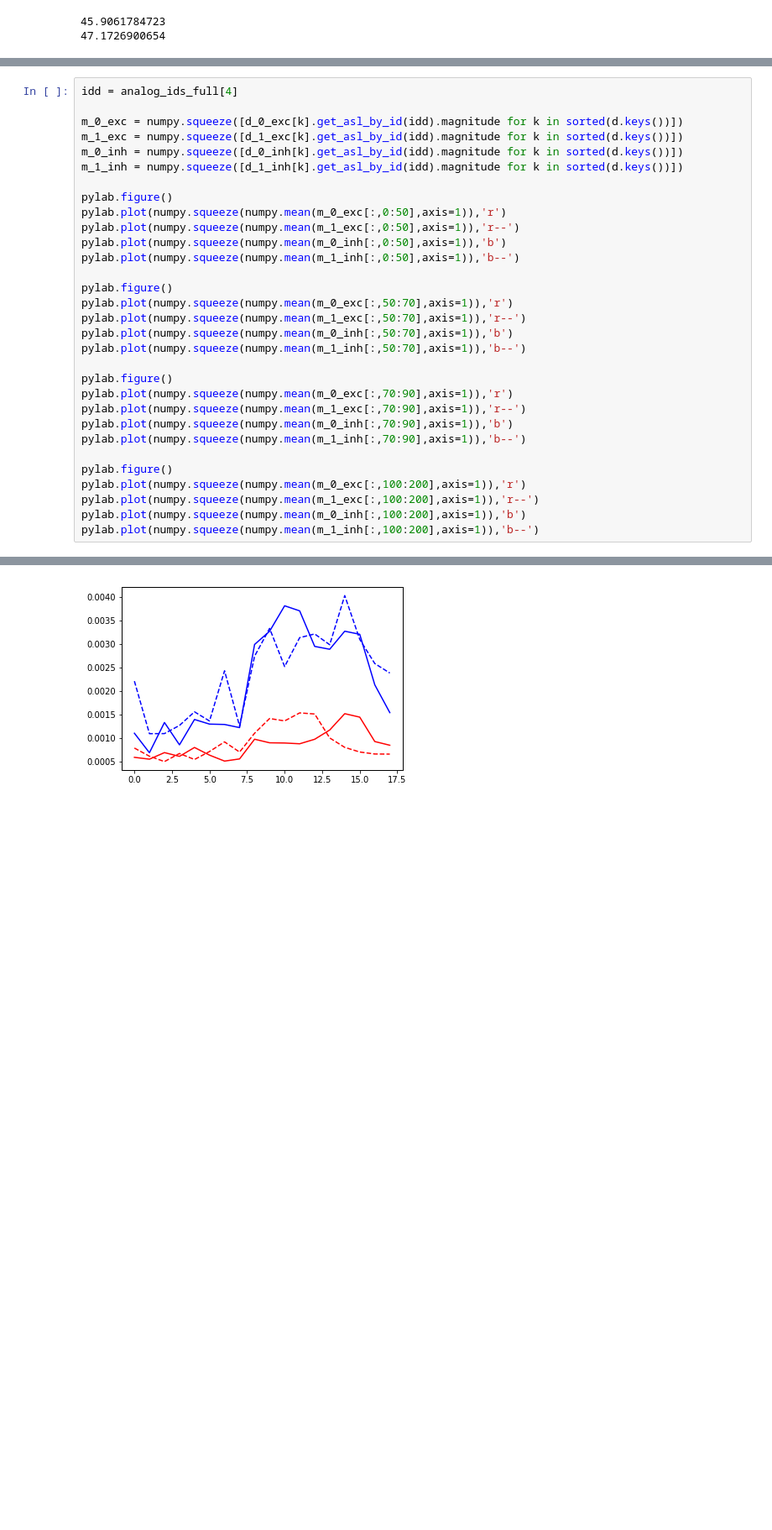
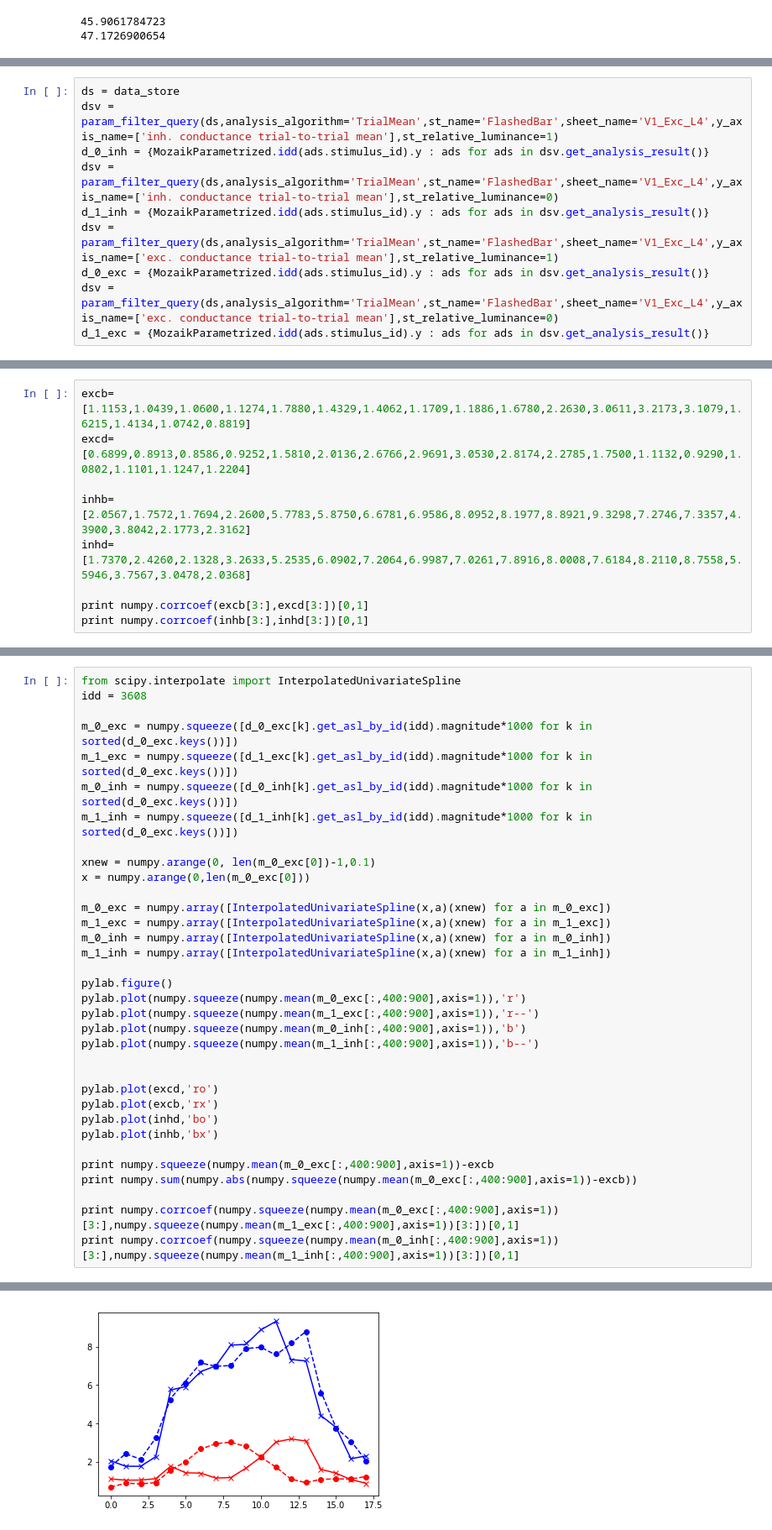
Before and after one commit to antolikjan/notebooks, a Jupyter notebook: Morgan_afferent_contribution_measures.ipynb, the cells around one changed output, grey strips where cells are left out. Shown at 84% size. Drawn from its saved outputs; the diff is of its cells as text; blank space fills up the shorter version.

```diff
--- a/Morgan_afferent_contribution_measures.ipynb
+++ b/Morgan_afferent_contribution_measures.ipynb
@@ -109 +134,11 @@ TrialMean analysis took: 918.319149017seconds
+# %%
+ds = data_store
+dsv = param_filter_query(ds,analysis_algorithm='TrialMean',st_name='FlashedBar',sheet_name='V1_Exc_L4',y_axis_name=['inh. conductance trial-to-trial mean'],st_relative_luminance=1)
+d_0_inh = {MozaikParametrized.idd(ads.stimulus_id).y : ads for ads in dsv.get_analysis_result()}
+dsv = param_filter_query(ds,analysis_algorithm='TrialMean',st_name='FlashedBar',sheet_name='V1_Exc_L4',y_axis_name=['inh. conductance trial-to-trial mean'],st_relative_luminance=0)
+d_1_inh = {MozaikParametrized.idd(ads.stimulus_id).y : ads for ads in dsv.get_analysis_result()}
+dsv = param_filter_query(ds,analysis_algorithm='TrialMean',st_name='FlashedBar',sheet_name='V1_Exc_L4',y_axis_name=['exc. conductance trial-to-trial mean'],st_relative_luminance=1)
+d_0_exc = {MozaikParametrized.idd(ads.stimulus_id).y : ads for ads in dsv.get_analysis_result()}
+dsv = param_filter_query(ds,analysis_algorithm='TrialMean',st_name='FlashedBar',sheet_name='V1_Exc_L4',y_axis_name=['exc. conductance trial-to-trial mean'],st_relative_luminance=0)
+d_1_exc = {MozaikParametrized.idd(ads.stimulus_id).y : ads for ads in dsv.get_analysis_result()}
 # %%
@@ -125,0 +170,9 @@ d_1_exc = {MozaikParametrized.idd(ads.stimulus_id).y : ads for ads in dsv.get_an
+# %%
+excb=[1.1153,1.0439,1.0600,1.1274,1.7880,1.4329,1.4062,1.1709,1.1886,1.6780,2.2630,3.0611,3.2173,3.1079,1.6215,1.4134,1.0742,0.8819]
+excd=[0.6899,0.8913,0.8586,0.9252,1.5810,2.0136,2.6766,2.9691,3.0530,2.8174,2.2785,1.7500,1.1132,0.9290,1.0802,1.1101,1.1247,1.2204]
+
+inhb=[2.0567,1.7572,1.7694,2.2600,5.7783,5.8750,6.6781,6.9586,8.0952,8.1977,8.8921,9.3298,7.2746,7.3357,4.3900,3.8042,2.1773,2.3162]
+inhd=[1.7370,2.4260,2.1328,3.2633,5.2535,6.0902,7.2064,6.9987,7.0261,7.8916,8.0008,7.6184,8.2110,8.7558,5.5946,3.7567,3.0478,2.0368]
+
+print numpy.corrcoef(excb[3:],excd[3:])[0,1]
+print numpy.corrcoef(inhb[3:],inhd[3:])[0,1]
@@ -126,32 +186,35 @@ d_1_exc = {MozaikParametrized.idd(ads.stimulus_id).y : ads for ads in dsv.get_an
 # %%
-idd = analog_ids_full[4]
+from scipy.interpolate import InterpolatedUnivariateSpline
+idd = 3608
 
-m_0_exc = numpy.squeeze([d_0_exc[k].get_asl_by_id(idd).magnitude for k in sorted(d.keys())])
-m_1_exc = numpy.squeeze([d_1_exc[k].get_asl_by_id(idd).magnitude for k in sorted(d.keys())])
-m_0_inh = numpy.squeeze([d_0_inh[k].get_asl_by_id(idd).magnitude for k in sorted(d.keys())])
-m_1_inh = numpy.squeeze([d_1_inh[k].get_asl_by_id(idd).magnitude for k in sorted(d.keys())])
+m_0_exc = numpy.squeeze([d_0_exc[k].get_asl_by_id(idd).magnitude*1000 for k in sorted(d_0_exc.keys())])
+m_1_exc = numpy.squeeze([d_1_exc[k].get_asl_by_id(idd).magnitude*1000 for k in sorted(d_0_exc.keys())])
+m_0_inh = numpy.squeeze([d_0_inh[k].get_asl_by_id(idd).magnitude*1000 for k in sorted(d_0_exc.keys())])
+m_1_inh = numpy.squeeze([d_1_inh[k].get_asl_by_id(idd).magnitude*1000 for k in sorted(d_0_exc.keys())])
+
+xnew = numpy.arange(0, len(m_0_exc[0])-1,0.1)
+x = numpy.arange(0,len(m_0_exc[0]))
+
+m_0_exc = numpy.array([InterpolatedUnivariateSpline(x,a)(xnew) for a in m_0_exc])
+m_1_exc = numpy.array([InterpolatedUnivariateSpline(x,a)(xnew) for a in m_1_exc])
+m_0_inh = numpy.array([InterpolatedUnivariateSpline(x,a)(xnew) for a in m_0_inh])
+m_1_inh = numpy.array([InterpolatedUnivariateSpline(x,a)(xnew) for a in m_1_inh])
 
 pylab.figure()
-pylab.plot(numpy.squeeze(numpy.mean(m_0_exc[:,0:50],axis=1)),'r')
-pylab.plot(numpy.squeeze(numpy.mean(m_1_exc[:,0:50],axis=1)),'r--')
-pylab.plot(numpy.squeeze(numpy.mean(m_0_inh[:,0:50],axis=1)),'b')
-pylab.plot(numpy.squeeze(numpy.mean(m_1_inh[:,0:50],axis=1)),'b--')
+pylab.plot(numpy.squeeze(numpy.mean(m_0_exc[:,400:900],axis=1)),'r')
+pylab.plot(numpy.squeeze(numpy.mean(m_1_exc[:,400:900],axis=1)),'r--')
+pylab.plot(numpy.squeeze(numpy.mean(m_0_inh[:,400:900],axis=1)),'b')
+pylab.plot(numpy.squeeze(numpy.mean(m_1_inh[:,400:900],axis=1)),'b--')
 
-pylab.figure()
-pylab.plot(numpy.squeeze(numpy.mean(m_0_exc[:,50:70],axis=1)),'r')
-pylab.plot(numpy.squeeze(numpy.mean(m_1_exc[:,50:70],axis=1)),'r--')
-pylab.plot(numpy.squeeze(numpy.mean(m_0_inh[:,50:70],axis=1)),'b')
-pylab.plot(numpy.squeeze(numpy.mean(m_1_inh[:,50:70],axis=1)),'b--')
 
-pylab.figure()
-pylab.plot(numpy.squeeze(numpy.mean(m_0_exc[:,70:90],axis=1)),'r')
-pylab.plot(numpy.squeeze(numpy.mean(m_1_exc[:,70:90],axis=1)),'r--')
-pylab.plot(numpy.squeeze(numpy.mean(m_0_inh[:,70:90],axis=1)),'b')
-pylab.plot(numpy.squeeze(numpy.mean(m_1_inh[:,70:90],axis=1)),'b--')
+pylab.plot(excd,'ro')
+pylab.plot(excb,'rx')
+pylab.plot(inhd,'bo')
+pylab.plot(inhb,'bx')
 
-pylab.figure()
-pylab.plot(numpy.squeeze(numpy.mean(m_0_exc[:,100:200],axis=1)),'r')
-pylab.plot(numpy.squeeze(numpy.mean(m_1_exc[:,100:200],axis=1)),'r--')
-pylab.plot(numpy.squeeze(numpy.mean(m_0_inh[:,100:200],axis=1)),'b')
-pylab.plot(numpy.squeeze(numpy.mean(m_1_inh[:,100:200],axis=1)),'b--')
+print numpy.squeeze(numpy.mean(m_0_exc[:,400:900],axis=1))-excb
+print numpy.sum(numpy.abs(numpy.squeeze(numpy.mean(m_0_exc[:,400:900],axis=1))-excb))
+
+print numpy.corrcoef(numpy.squeeze(numpy.mean(m_0_exc[:,400:900],axis=1))[3:],numpy.squeeze(numpy.mean(m_1_exc[:,400:900],axis=1))[3:])[0,1]
+print numpy.corrcoef(numpy.squeeze(numpy.mean(m_0_inh[:,400:900],axis=1))[3:],numpy.squeeze(numpy.mean(m_1_inh[:,400:900],axis=1))[3:])[0,1]
 # %% [output]
@@ -159 +227 @@ pylab.plot(numpy.squeeze(numpy.mean(m_1_inh[:,100:200],axis=1)),'b--')
-[figure, old version]
+[figure, new version]
```
Also changed, not shown: parts of 19 cells of this notebook, 1 other file.
